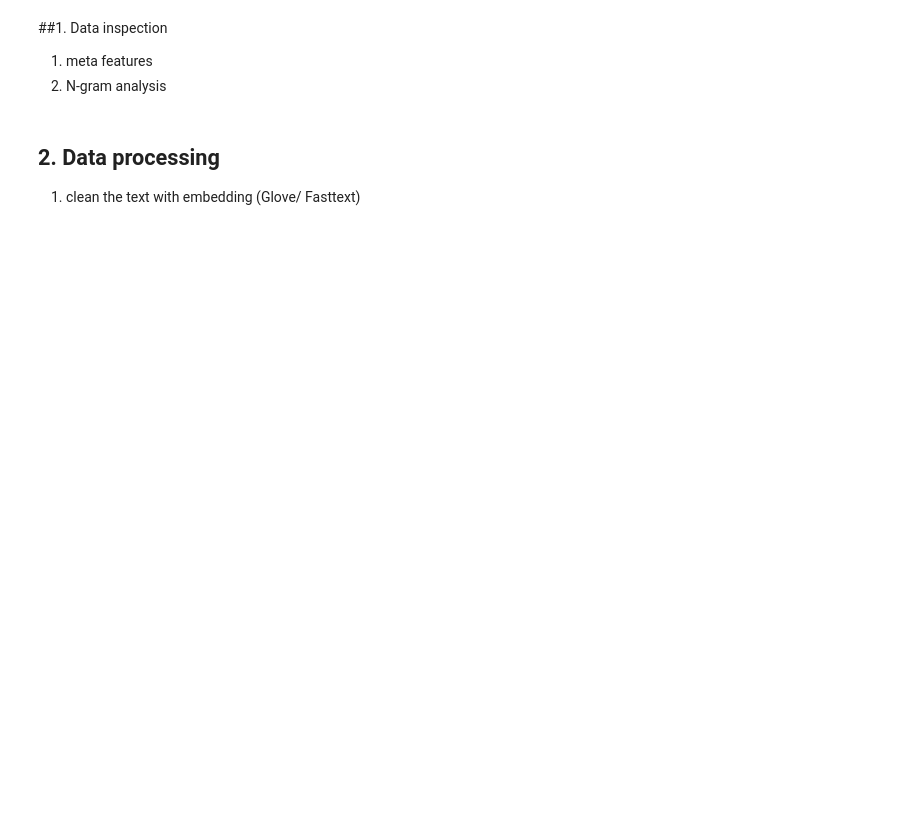
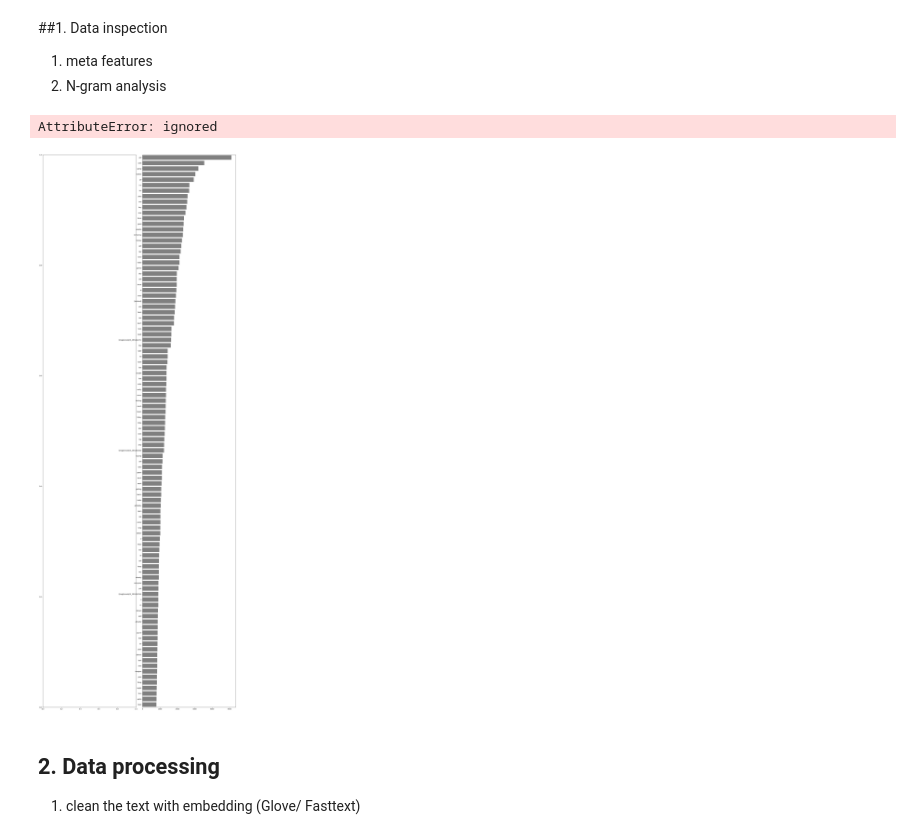
Before and after one commit to SChiu-project/CUSCS_project, a Jupyter notebook: Inspection_&_processing.ipynb, the cells around one changed output. Cells and saved outputs as stored; diff of their text form; code cells hidden in the pictures; blank space fills up the shorter version.

```diff
--- a/Inspection_&_processing.ipynb
+++ b/Inspection_&_processing.ipynb
@@ -21,0 +112,27 @@ METAFEATURES = ['word_count', 'unique_word_count', 'stop_word_count', 'url_count
+# %%
+# word_count
+consol_df['word_count'] = consol_df['comments'].apply(lambda x: len(str(x).split()))
+
+# unique_word_count
+consol_df['unique_word_count'] = consol_df['comments'].apply(lambda x: len(set(str(x).split())))
+
+# stop_word_count
+consol_df['stop_word_count'] = consol_df['comments'].apply(lambda x: len([w for w in str(x).lower().split() if w in STOPWORDS]))
+
+# url_count
+consol_df['url_count'] = consol_df['comments'].apply(lambda x: len([w for w in str(x).lower().split() if 'http' in w or 'https' in w]))
+
+# mean_word_length
+consol_df['mean_word_length'] = consol_df['comments'].apply(lambda x: np.mean([len(w) for w in str(x).split()]))
+
+# char_count
+consol_df['char_count'] = consol_df['comments'].apply(lambda x: len(str(x)))
+
+# punctuation_count
+consol_df['punctuation_count'] = consol_df['comments'].apply(lambda x: len([c for c in str(x) if c in string.punctuation]))
+
+# hashtag_count
+consol_df['hashtag_count'] = consol_df['comments'].apply(lambda x: len([c for c in str(x) if c == '#']))
+
+# mention_count
+consol_df['mention_count'] = consol_df['comments'].apply(lambda x: len([c for c in str(x) if c == '@']))
@@ -21,0 +176,21 @@ METAFEATURES = ['word_count', 'unique_word_count', 'stop_word_count', 'url_count
+# %%
+# visualisation for Unigrams
+fig, axes = plt.subplots(ncols=2, figsize=(18, 50), dpi=100)
+plt.tight_layout()
+
+# 繪製條形圖
+sns.barplot(y=df_unigrams[0].values[:N], x=df_unigrams[1].values[:N], color='gray')
+
+# 設置圖形屬性
+axes.spines['right'].set_visible(False)
+axes.set_xlabel('')
+axes.set_ylabel('')
+axes.tick_params(axis='x', labelsize=13)
+axes.tick_params(axis='y', labelsize=13)
+
+axes.set_title(f'Top {N} most common unigrams in Disaster Tweets', fontsize=15)
+
+plt.show()
+# %% [output]
+AttributeError: ignored
+[figure, added]
```
Also changed, not shown: parts of 24 cells of this notebook.
